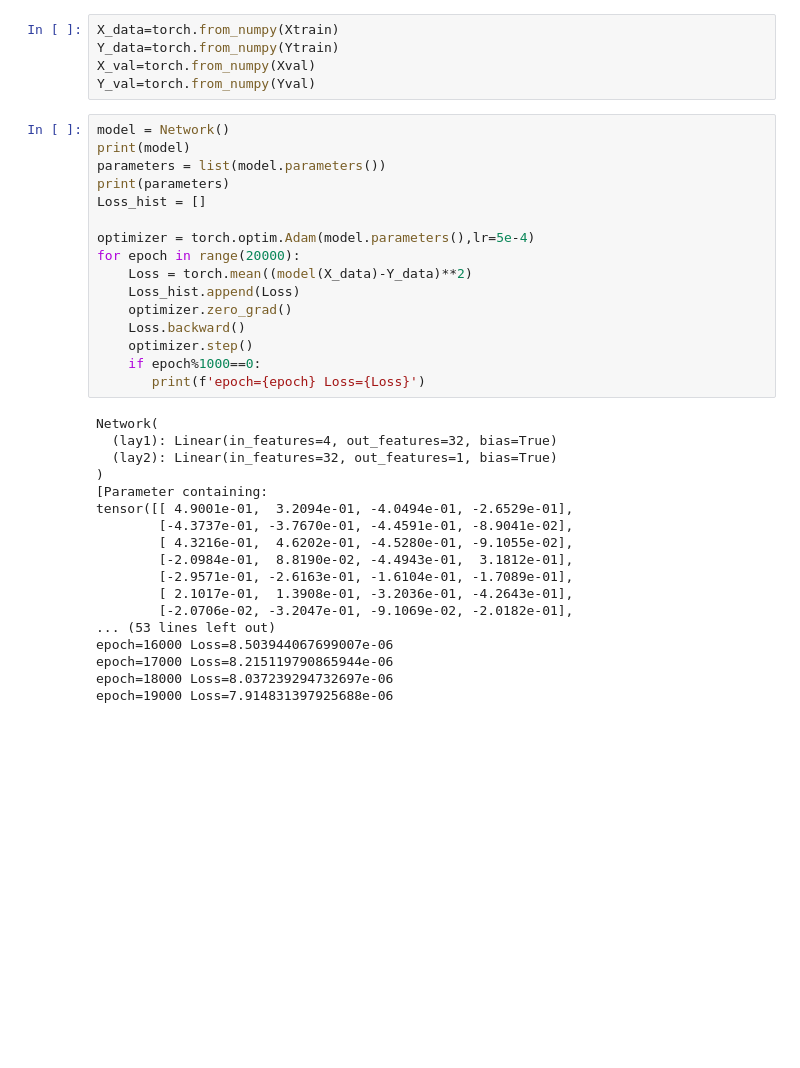
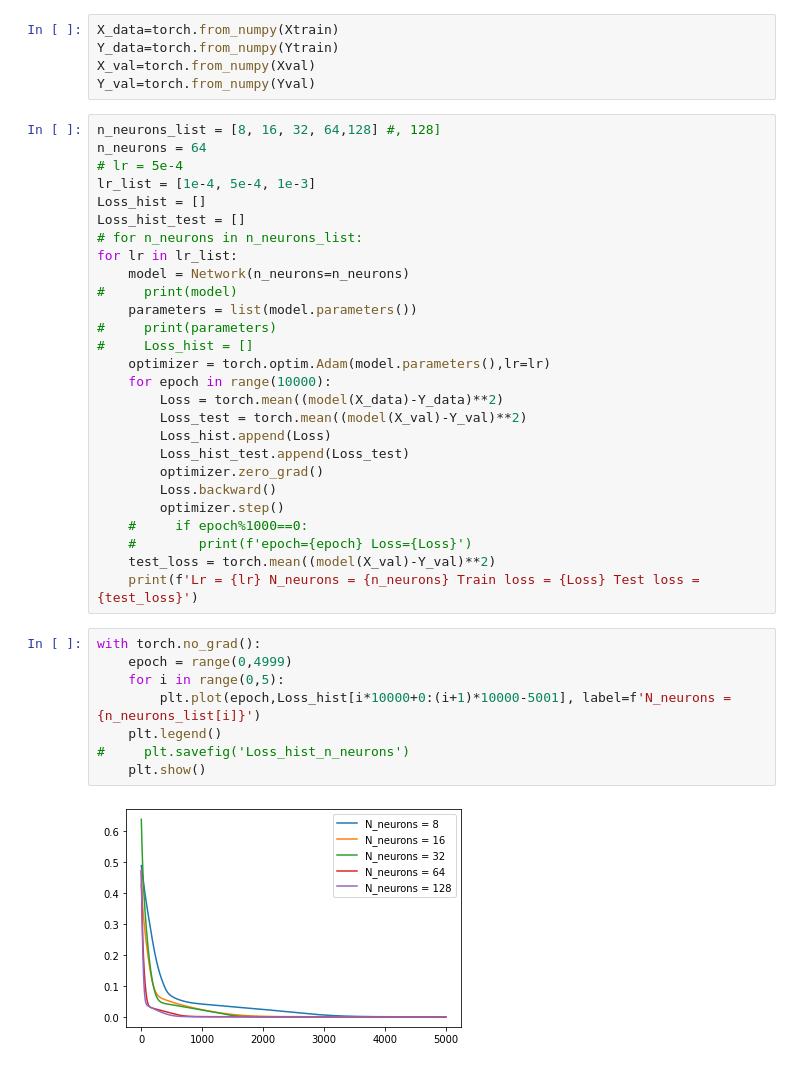
Before and after one commit to dfan0525/MLinSC15, a Jupyter notebook: ANN NARX.ipynb, the cells around one changed output. Cells and saved outputs as stored; diff of their text form; blank space fills up the shorter version.

```diff
--- a/ANN NARX.ipynb
+++ b/ANN NARX.ipynb
@@ -55,36 +57,39 @@ Y_data=torch.from_numpy(Ytrain)
 X_val=torch.from_numpy(Xval)
 Y_val=torch.from_numpy(Yval)
 # %%
-model = Network()
-print(model)
-parameters = list(model.parameters())
-print(parameters)
+n_neurons_list = [8, 16, 32, 64,128] #, 128]
+n_neurons = 64
+# lr = 5e-4
+lr_list = [1e-4, 5e-4, 1e-3]
 Loss_hist = []
-
-optimizer = torch.optim.Adam(model.parameters(),lr=5e-4)
-for epoch in range(20000):
-    Loss = torch.mean((model(X_data)-Y_data)**2)
-    Loss_hist.append(Loss)
-    optimizer.zero_grad()
-    Loss.backward()
-    optimizer.step()
-    if epoch%1000==0:
-       print(f'epoch={epoch} Loss={Loss}')
+Loss_hist_test = []
+# for n_neurons in n_neurons_list:
+for lr in lr_list:
+    model = Network(n_neurons=n_neurons)
+#     print(model)
+    parameters = list(model.parameters())
+#     print(parameters)
+#     Loss_hist = []
+    optimizer = torch.optim.Adam(model.parameters(),lr=lr)
+    for epoch in range(10000):
+        Loss = torch.mean((model(X_data)-Y_data)**2)
+        Loss_test = torch.mean((model(X_val)-Y_val)**2)
+        Loss_hist.append(Loss)
+        Loss_hist_test.append(Loss_test)
+        optimizer.zero_grad()
+        Loss.backward()
+        optimizer.step()
+    #     if epoch%1000==0:
+    #        print(f'epoch={epoch} Loss={Loss}')
+    test_loss = torch.mean((model(X_val)-Y_val)**2)
+    print(f'Lr = {lr} N_neurons = {n_neurons} Train loss = {Loss} Test loss = {test_loss}')
-# %% [output]
-Network(
-  (lay1): Linear(in_features=4, out_features=32, bias=True)
-  (lay2): Linear(in_features=32, out_features=1, bias=True)
-)
-[Parameter containing:
-tensor([[ 4.9001e-01,  3.2094e-01, -4.0494e-01, -2.6529e-01],
-        [-4.3737e-01, -3.7670e-01, -4.4591e-01, -8.9041e-02],
-        [ 4.3216e-01,  4.6202e-01, -4.5280e-01, -9.1055e-02],
-        [-2.0984e-01,  8.8190e-02, -4.4943e-01,  3.1812e-01],
-        [-2.9571e-01, -2.6163e-01, -1.6104e-01, -1.7089e-01],
-        [ 2.1017e-01,  1.3908e-01, -3.2036e-01, -4.2643e-01],
-        [-2.0706e-02, -3.2047e-01, -9.1069e-02, -2.0182e-01],
-... (53 lines left out)
-epoch=16000 Loss=8.503944067699007e-06
-epoch=17000 Loss=8.215119790865944e-06
-epoch=18000 Loss=8.037239294732697e-06
-epoch=19000 Loss=7.914831397925688e-06
+# %%
+with torch.no_grad():
+    epoch = range(0,4999)
+    for i in range(0,5):
+        plt.plot(epoch,Loss_hist[i*10000+0:(i+1)*10000-5001], label=f'N_neurons = {n_neurons_list[i]}')
+    plt.legend()
+#     plt.savefig('Loss_hist_n_neurons')
+    plt.show()
+# %% [output]
+[figure, added]
```
Also changed, not shown: parts of 7 cells of this notebook, 5 other files.
